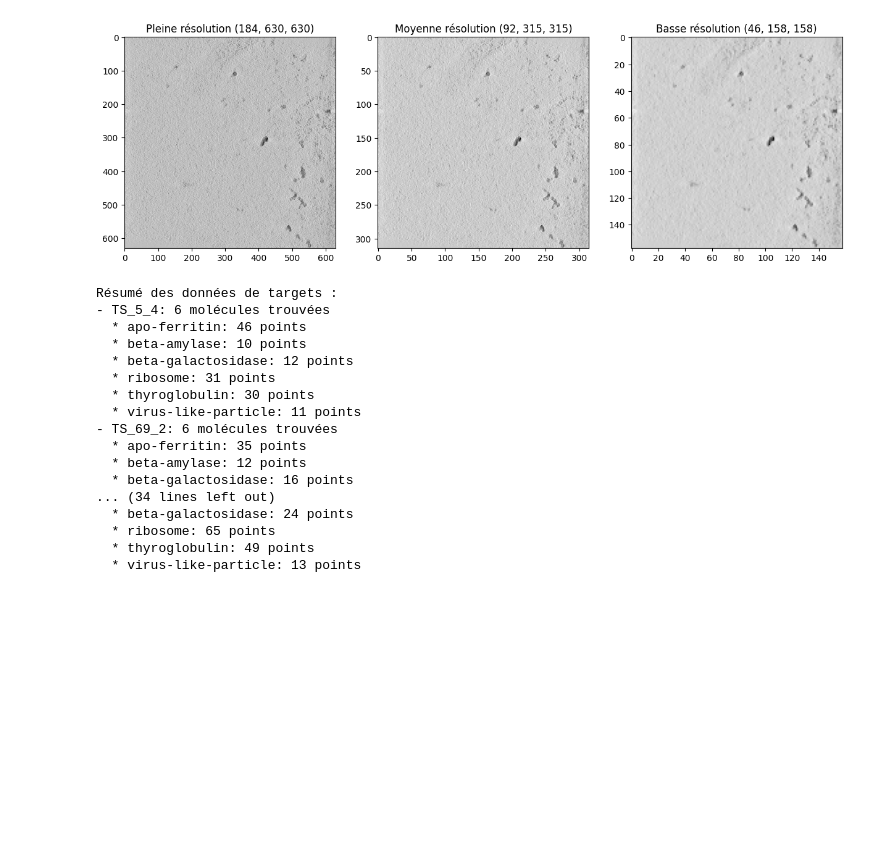
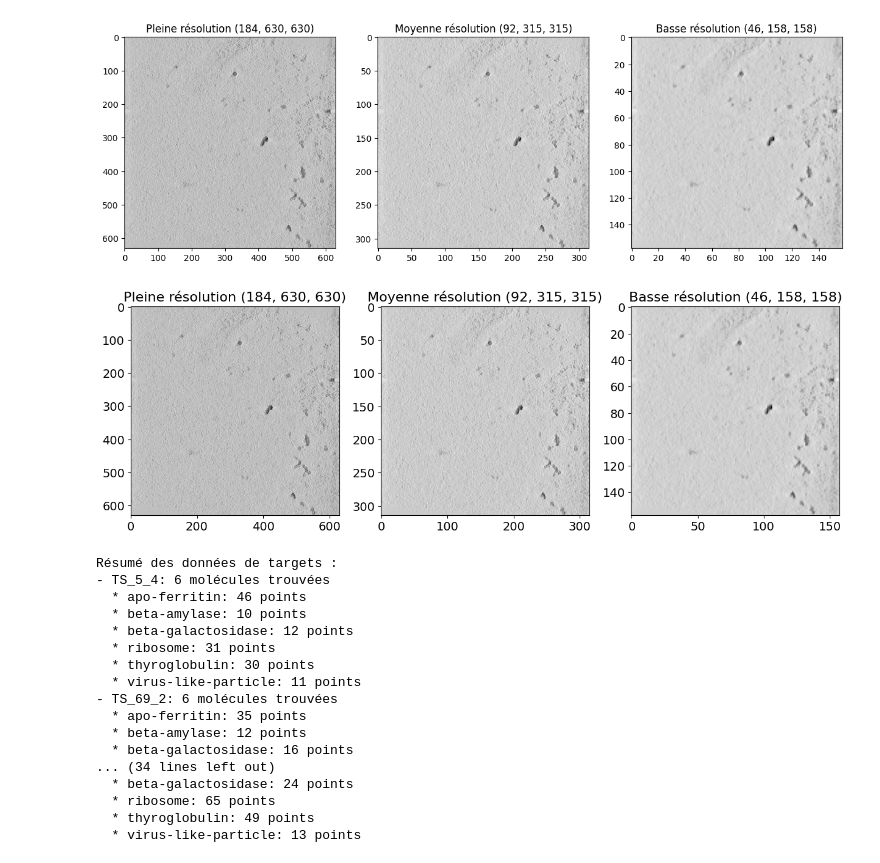
Before and after one commit to noemiegs/Deep-Learning-Project-CS, a Jupyter notebook: test_Unet3D_good.ipynb, the cells around one changed output. Saved outputs shown, nothing was run; the diff lists cells and outputs as text; code cells hidden in the pictures; blank space fills up the shorter version.

```diff
--- a/test_Unet3D_good.ipynb
+++ b/test_Unet3D_good.ipynb
@@ -113,6 +113,25 @@ axs[2].set_title("Basse résolution (46, 158, 158)")
 plt.show()
 # %% [output]
 [figure]
+# %%
+import matplotlib.pyplot as plt
+
+# Afficher une coupe z=0 pour chaque résolution
+fig, axs = plt.subplots(1, 3, figsize=(15, 5))
+
+# Liste des titres
+titles = ["Pleine résolution (184, 630, 630)",
+          "Moyenne résolution (92, 315, 315)",
+          "Basse résolution (46, 158, 158)"]
+
+for i, ax in enumerate(axs):
+    ax.imshow(all_data['TS_5_4'][str(i)]['data'][0, :, :], cmap='gray')
+    ax.set_title(titles[i], fontsize=16)  # Augmenter la taille du titre
+    ax.tick_params(axis='both', labelsize=14)  # Augmenter la taille des ticks
+
+plt.show()
+# %% [output]
+[figure, added]
 # %%
 import json
 
```
Also changed, not shown: parts of 13 cells of this notebook.
